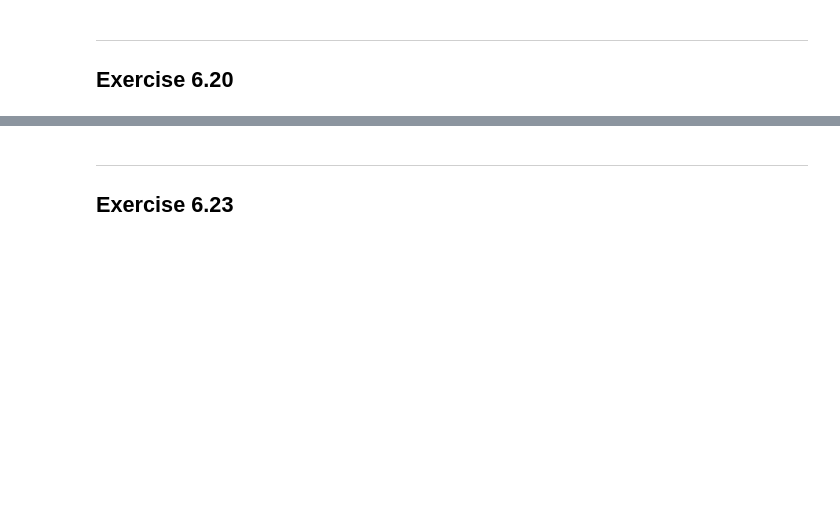
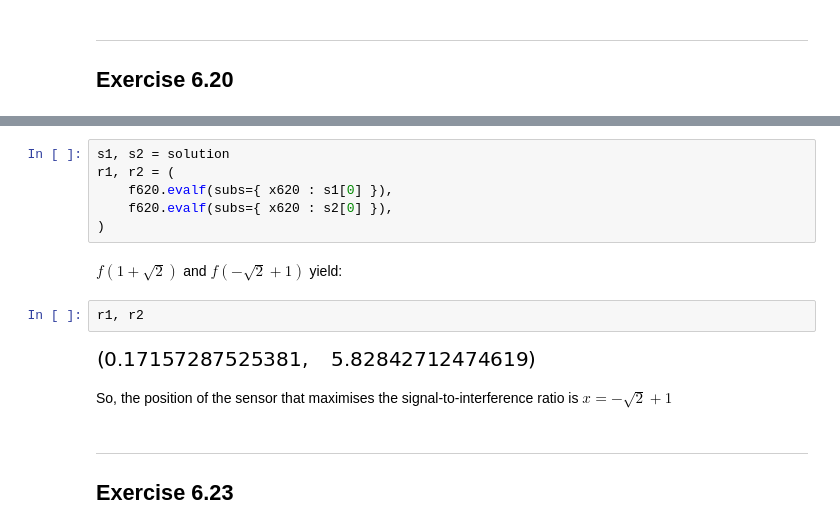
Before and after one commit to sheikhomar/opan, a Jupyter notebook: hw04.ipynb, the cells around one changed output, grey strips where cells are left out. Saved outputs shown, nothing was run; the diff lists cells and outputs as text; blank space fills up the shorter version.

```diff
--- a/hw04.ipynb
+++ b/hw04.ipynb
@@ -440,3 +494,17 @@ We need to answer following questions:
+# %%
+s1, s2 = solution
+r1, r2 = (
+    f620.evalf(subs={ x620 : s1[0] }),
+    f620.evalf(subs={ x620 : s2[0] }),
+)
+# %% [markdown]
+$f \left( 1+\sqrt{2} \right)$ and $f \left( -\sqrt{2} + 1 \right) $ yield:
+# %%
+r1, r2
+# %% [output]
+[figure, added]
+# %% [markdown]
+So, the position of the sensor that maximises the signal-to-interference ratio is $x=-\sqrt{2} + 1$
 # %% [markdown]
 ---
 ## Exercise 6.23
```
Also changed, not shown: parts of 8 cells of this notebook.
